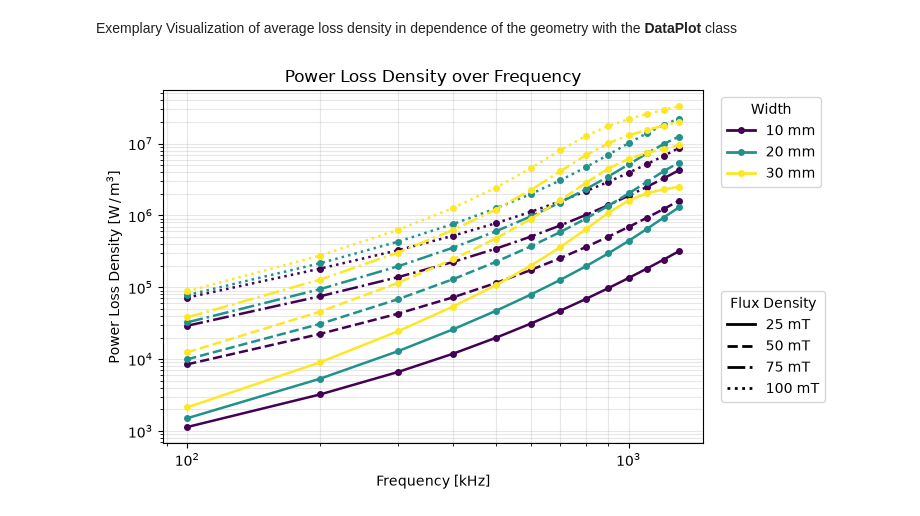
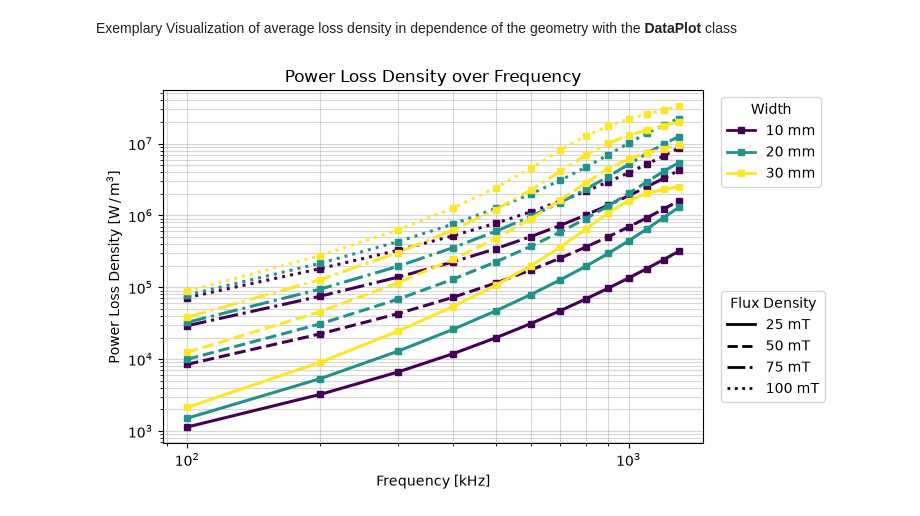
Before and after one commit to upb-lea/MPhSweepKit, a Jupyter notebook: examples/studies/infinite_ferrite_cross_sections/script_3_plot.ipynb, the cells around one changed output. Cells and saved outputs as stored; diff of their text form; code cells hidden in the pictures.

```diff
--- a/examples/studies/infinite_ferrite_cross_sections/script_3_plot.ipynb
+++ b/examples/studies/infinite_ferrite_cross_sections/script_3_plot.ipynb
@@ -52,40 +52,40 @@ Exemplary Visualization of average loss density in dependence of the geometry wi
 fig, ax = plt.subplots(figsize=(7.5, 4.5))
 
 custom_settings = PlotSettings(
-    x_scale="linear",
+    x_scale="log",
     y_scale="log",
     show_grid=True,
-    grid_which="major",
+    grid_which="both",
     grid_alpha=0.5,
     marker="s",
     marker_size=5,
     line_width=2.2,
     color_map_name="viridis",
     line_styles=("-", "--", "-.", ":"),
     show_color_legend=True,
     show_style_legend=True,
     use_tight_layout=True
 )
 
 dp.y_over_x_with_color_and_style(
     ax,
     y_col="p_loss",
     x_col="freq",
     color_col="w",
     style_col="b_mean",
-    settings=PlotSettings(),
+    settings=custom_settings,
     text_overrides=PlotTextOverrides(
         x_label="Frequency",
         x_unit="kHz",
         y_label="Power Loss Density",
         y_unit="$\\mathrm{W} \\, / \\, \\mathrm{m}^3$",
         color_label="Width",
         color_unit="mm",
         style_label="Flux Density",
         style_unit="mT",
     ),
 )
 
 plt.show()
 # %% [output]
-[figure, old version]
+[figure, new version]
```
Also changed, not shown: parts of 1 cell of this notebook, 1 other file.
